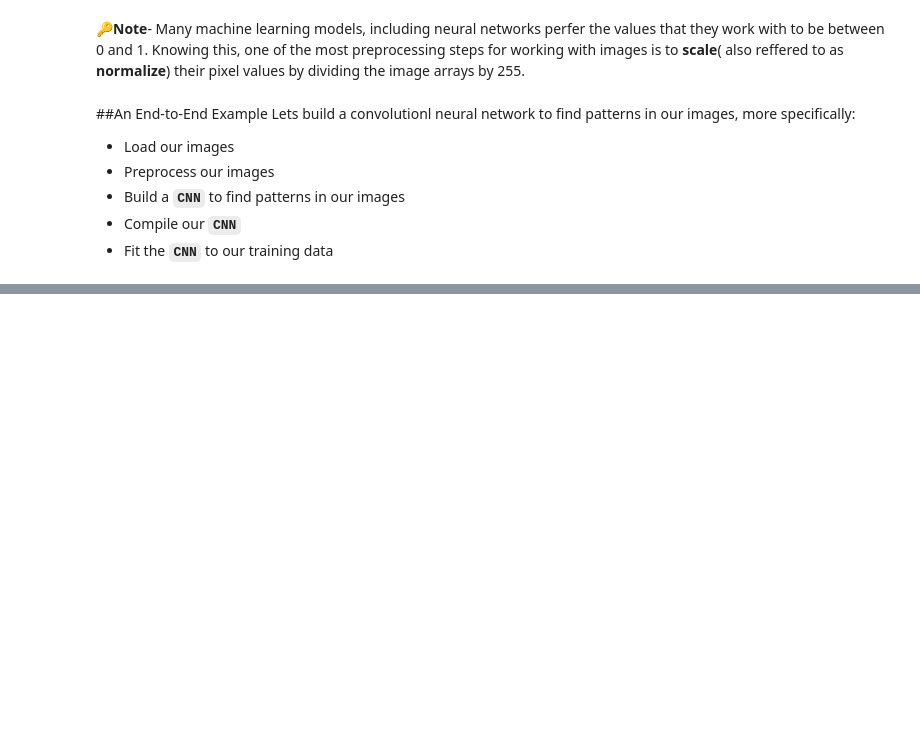
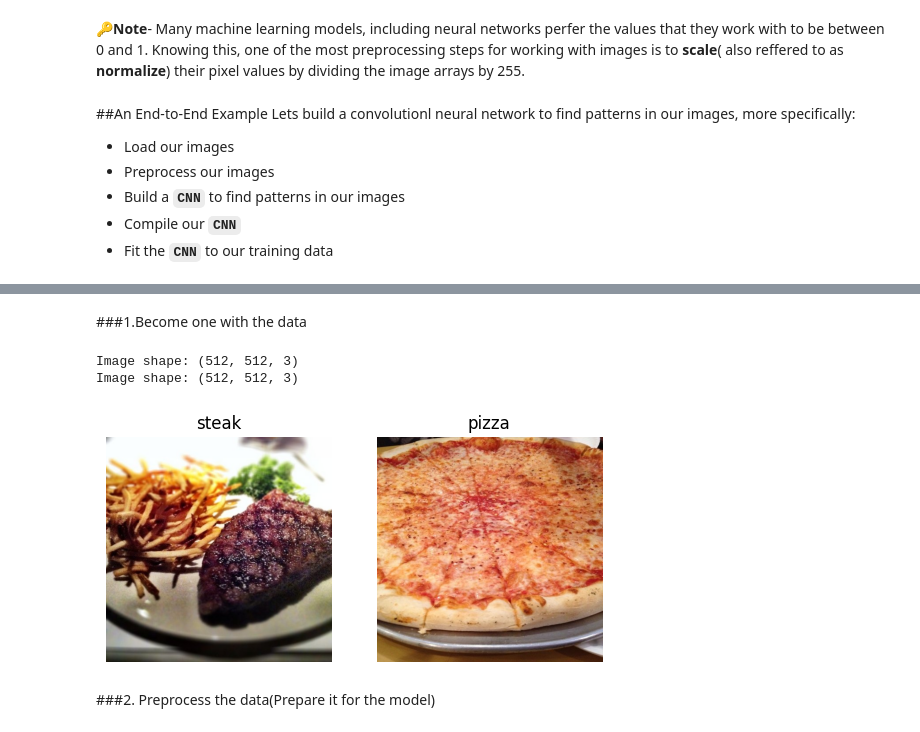
Before and after one commit to SteffanBurnette/TensorFlow-, a Jupyter notebook: IntroToConvolutionalNeuralNetworks.ipynb, the cells around one changed output, grey strips where cells are left out. Saved outputs shown, nothing was run; the diff lists cells and outputs as text; code cells hidden in the pictures; blank space fills up the shorter version.

```diff
--- a/IntroToConvolutionalNeuralNetworks.ipynb
+++ b/IntroToConvolutionalNeuralNetworks.ipynb
@@ -250,0 +405,17 @@ Epoch 5/5
+# %% [markdown]
+###1.Become one with the data
+# %%
+#Visualize the data
+plt.figure()
+plt.subplot(1, 2, 1)
+
+steak_image = view_random_image("pizza_steak/train", "steak")
+
+plt.subplot(1,2,2)
+pizza_image = view_random_image("pizza_steak/train", "pizza")
+# %% [output]
+Image shape: (512, 512, 3)
+Image shape: (512, 512, 3)
+[figure, added]
+# %% [markdown]
+###2. Preprocess the data(Prepare it for the model)
```
Also changed, not shown: parts of 46 cells of this notebook.
